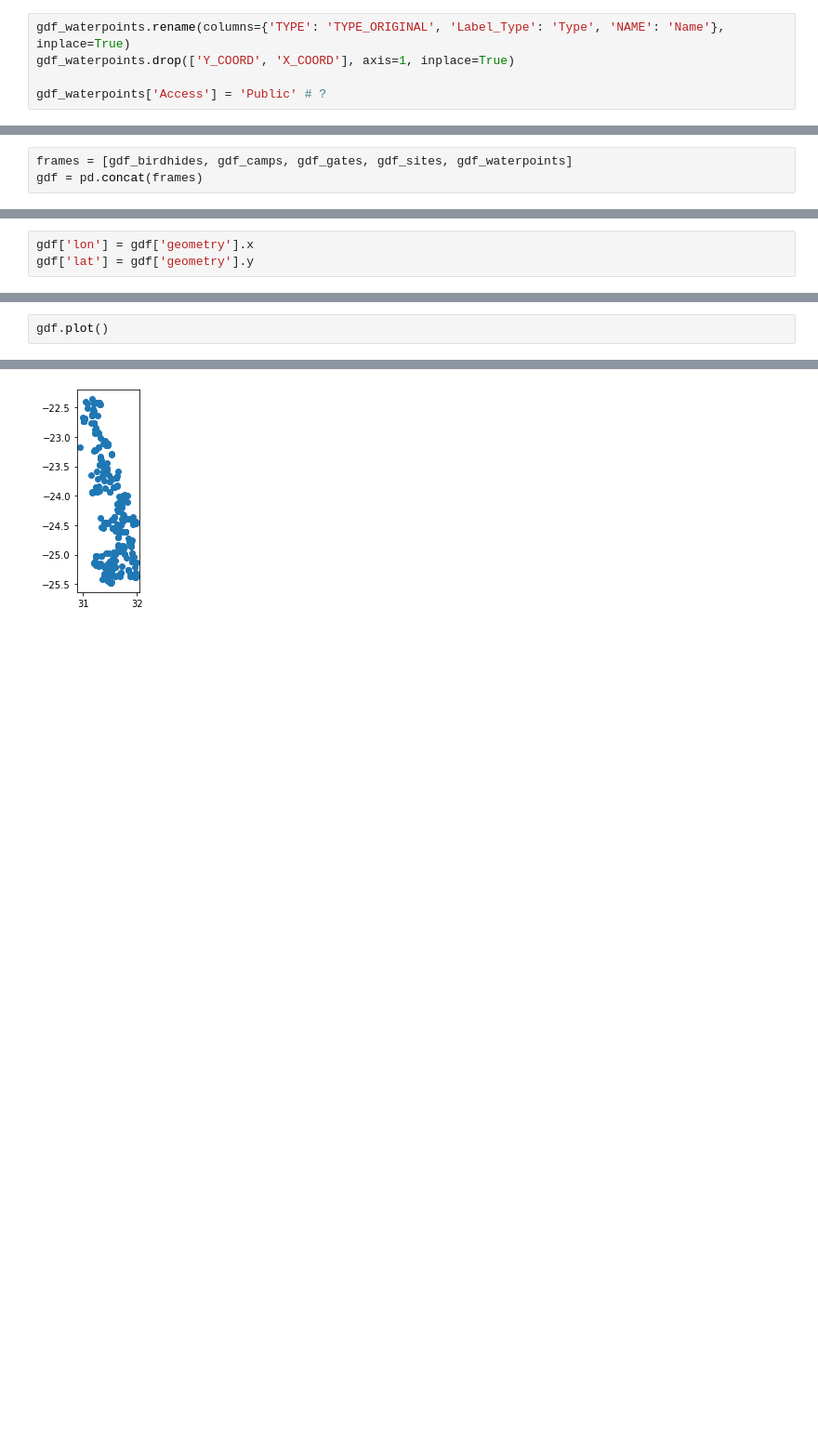
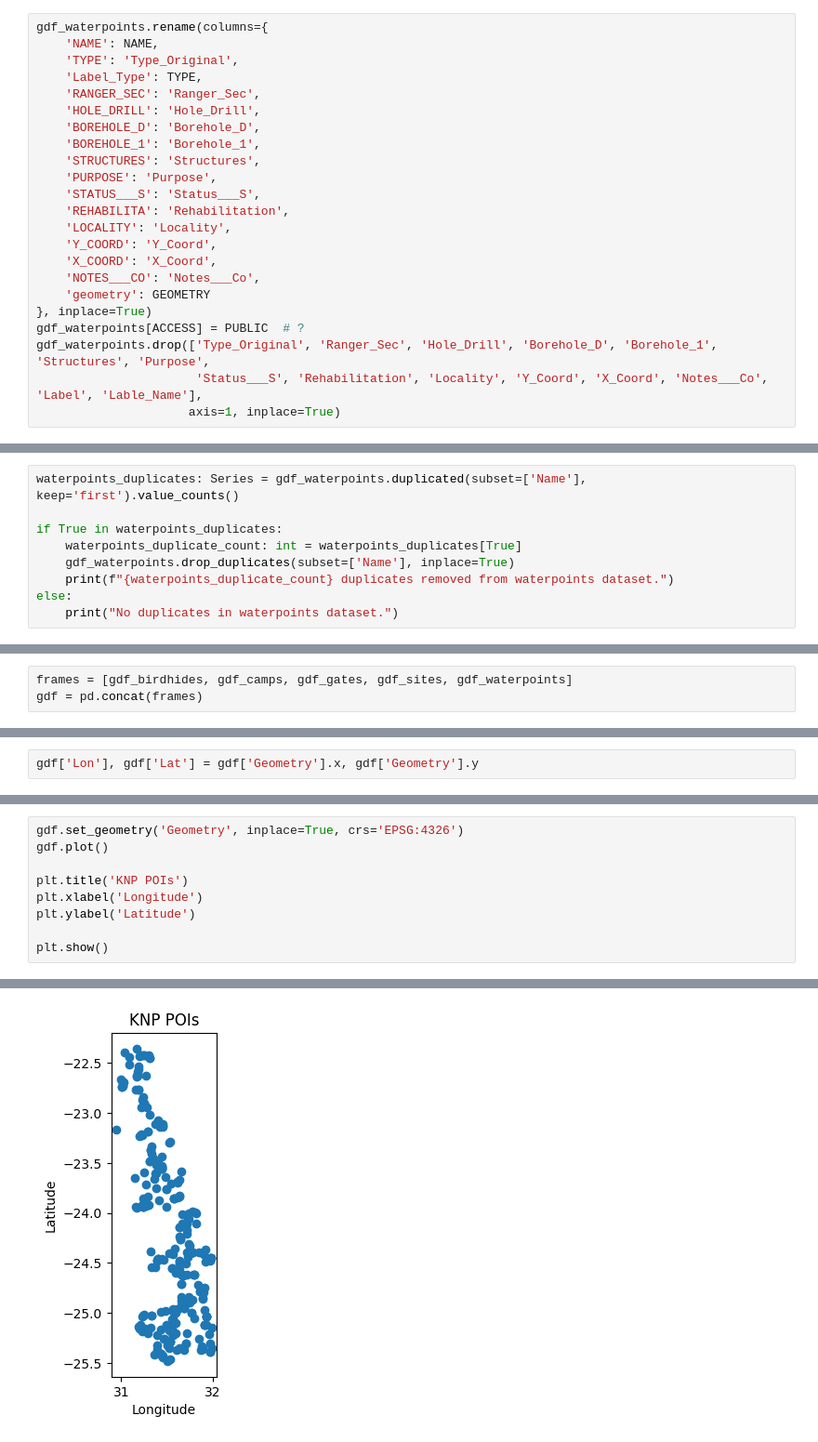
Before and after one commit to MARS-Group-HAW/model-knp-traffic, a Jupyter notebook: Scenarios/KrugerNationalParkBox/sanparks_res/pois/POI Merge.ipynb, the cells around one changed output, grey strips where cells are left out. Shown: that part at 93% size. Drawn from its saved outputs; the diff is of its cells as text; blank space fills up the shorter version.

Commit message:
fix: Update POI Merge notebook
Remove duplicate POIs; regenerate merged CSV and GeoJSON POI datasets

```diff
--- a/Scenarios/KrugerNationalParkBox/sanparks_res/pois/POI Merge.ipynb
+++ b/Scenarios/KrugerNationalParkBox/sanparks_res/pois/POI Merge.ipynb
@@ -211,10 +333,28 @@ Dam, concrete weir      7
 Pipeline trough         6
 Name: Label_Type, dtype: int64
 # %%
-gdf_waterpoints.rename(columns={'TYPE': 'TYPE_ORIGINAL', 'Label_Type': 'Type', 'NAME': 'Name'}, inplace=True)
-gdf_waterpoints.drop(['Y_COORD', 'X_COORD'], axis=1, inplace=True)
-
-gdf_waterpoints['Access'] = 'Public' # ?
+gdf_waterpoints.rename(columns={
+    'NAME': NAME,
+    'TYPE': 'Type_Original',
+    'Label_Type': TYPE,
+    'RANGER_SEC': 'Ranger_Sec',
+    'HOLE_DRILL': 'Hole_Drill',
+    'BOREHOLE_D': 'Borehole_D',
+    'BOREHOLE_1': 'Borehole_1',
+    'STRUCTURES': 'Structures',
+    'PURPOSE': 'Purpose',
+    'STATUS___S': 'Status___S',
+    'REHABILITA': 'Rehabilitation',
+    'LOCALITY': 'Locality',
+    'Y_COORD': 'Y_Coord',
+    'X_COORD': 'X_Coord',
+    'NOTES___CO': 'Notes___Co',
+    'geometry': GEOMETRY
+}, inplace=True)
+gdf_waterpoints[ACCESS] = PUBLIC  # ?
+gdf_waterpoints.drop(['Type_Original', 'Ranger_Sec', 'Hole_Drill', 'Borehole_D', 'Borehole_1', 'Structures', 'Purpose',
+                      'Status___S', 'Rehabilitation', 'Locality', 'Y_Coord', 'X_Coord', 'Notes___Co', 'Label', 'Lable_Name'],
+                     axis=1, inplace=True)
 # %%
 gdf_waterpoints.head()
 # %% [output]
@@ -226,0 +367,9 @@ gdf_waterpoints.head()
+# %%
+waterpoints_duplicates: Series = gdf_waterpoints.duplicated(subset=['Name'], keep='first').value_counts()
+
+if True in waterpoints_duplicates:
+    waterpoints_duplicate_count: int = waterpoints_duplicates[True]
+    gdf_waterpoints.drop_duplicates(subset=['Name'], inplace=True)
+    print(f"{waterpoints_duplicate_count} duplicates removed from waterpoints dataset.")
+else:
+    print("No duplicates in waterpoints dataset.")
@@ -246,3 +396,2 @@ gdf.head()
 # %%
-gdf['lon'] = gdf['geometry'].x
-gdf['lat'] = gdf['geometry'].y
+gdf['Lon'], gdf['Lat'] = gdf['Geometry'].x, gdf['Geometry'].y
@@ -257,3 +414,10 @@ gdf2.to_file("../../resources/pois.geojson", driver='GeoJSON')
 # %%
+gdf.set_geometry('Geometry', inplace=True, crs='EPSG:4326')
 gdf.plot()
+
+plt.title('KNP POIs')
+plt.xlabel('Longitude')
+plt.ylabel('Latitude')
+
+plt.show()
 # %% [output]
@@ -261,2 +424,2 @@ gdf.plot()
-[figure, old version]
+[figure, new version]
 # %%
```
Also changed, not shown: parts of 32 cells of this notebook, 2 other files.
